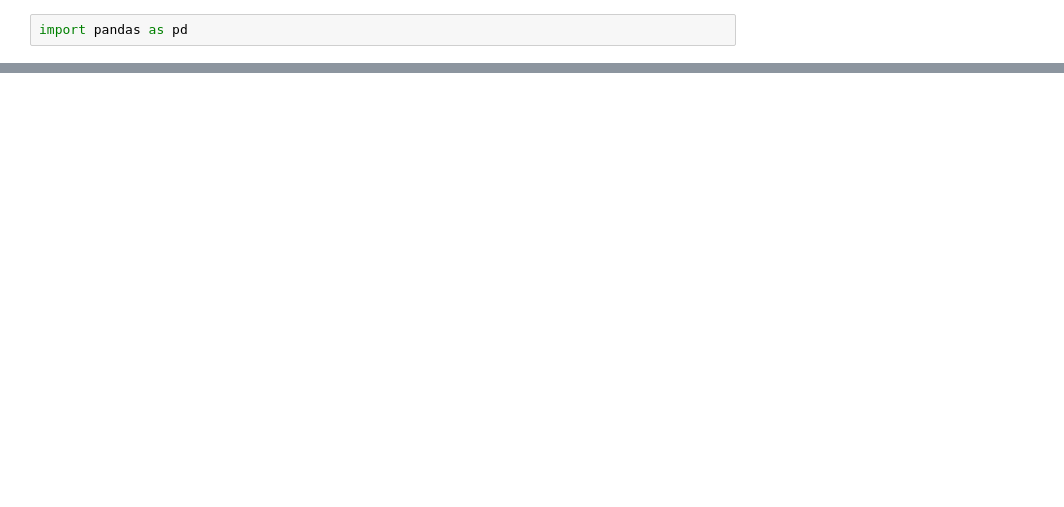
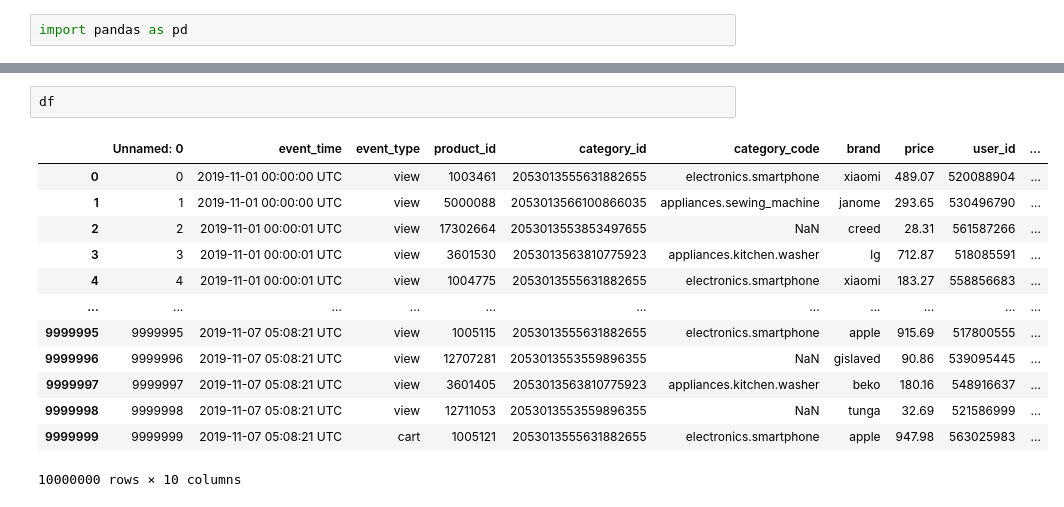
Before and after one commit to zhaobinyyds/Schulich_data_science6110, a Jupyter notebook: data_science_jun07.ipynb, the cells around one changed output, grey strips where cells are left out. Cells and saved outputs as stored; diff of their text form; blank space fills up the shorter version.

```diff
--- a/data_science_jun07.ipynb
+++ b/data_science_jun07.ipynb
@@ -6,0 +60,16 @@ UnicodeDecodeError: 'utf-8' codec can't decode byte 0xad in position 14: invalid
+# %%
+df
+# %% [output]
+|  | Unnamed: 0 | event_time | event_type | product_id | category_id | category_code | brand | price | user_id | ... |
+| 0 | 0 | 2019-11-01 00:00:00 UTC | view | 1003461 | 2053013555631882655 | electronics.smartphone | xiaomi | 489.07 | 520088904 | ... |
+| 1 | 1 | 2019-11-01 00:00:00 UTC | view | 5000088 | 2053013566100866035 | appliances.sewing_machine | janome | 293.65 | 530496790 | ... |
+| 2 | 2 | 2019-11-01 00:00:01 UTC | view | 17302664 | 2053013553853497655 | NaN | creed | 28.31 | 561587266 | ... |
+| 3 | 3 | 2019-11-01 00:00:01 UTC | view | 3601530 | 2053013563810775923 | appliances.kitchen.washer | lg | 712.87 | 518085591 | ... |
+| 4 | 4 | 2019-11-01 00:00:01 UTC | view | 1004775 | 2053013555631882655 | electronics.smartphone | xiaomi | 183.27 | 558856683 | ... |
+| ... | ... | ... | ... | ... | ... | ... | ... | ... | ... | ... |
+| 9999995 | 9999995 | 2019-11-07 05:08:21 UTC | view | 1005115 | 2053013555631882655 | electronics.smartphone | apple | 915.69 | 517800555 | ... |
+| 9999996 | 9999996 | 2019-11-07 05:08:21 UTC | view | 12707281 | 2053013553559896355 | NaN | gislaved | 90.86 | 539095445 | ... |
+| 9999997 | 9999997 | 2019-11-07 05:08:21 UTC | view | 3601405 | 2053013563810775923 | appliances.kitchen.washer | beko | 180.16 | 548916637 | ... |
+| 9999998 | 9999998 | 2019-11-07 05:08:21 UTC | view | 12711053 | 2053013553559896355 | NaN | tunga | 32.69 | 521586999 | ... |
+| 9999999 | 9999999 | 2019-11-07 05:08:21 UTC | cart | 1005121 | 2053013555631882655 | electronics.smartphone | apple | 947.98 | 563025983 | ... |
+10000000 rows × 10 columns
```
Also changed, not shown: parts of 20 cells of this notebook, 2 other files.
